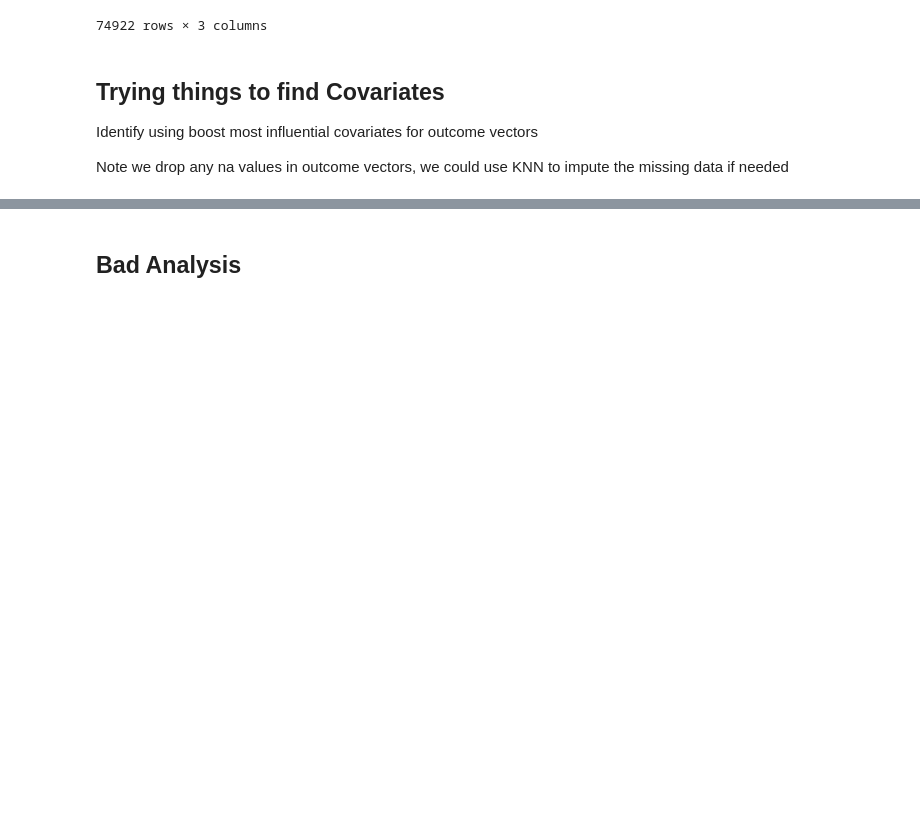
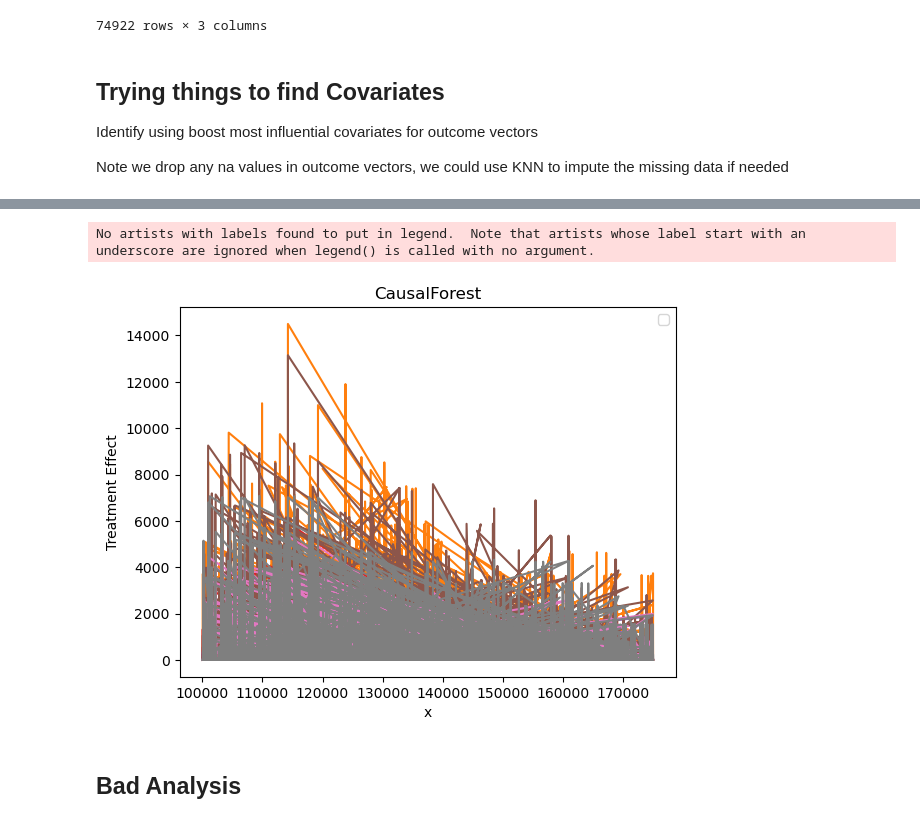
Before and after one commit to Yasmineouattara/ML_for_Econ_Final_Project, a Jupyter notebook: Notebook_Tim.ipynb, the cells around one changed output, grey strips where cells are left out. Drawn from its saved outputs; the diff is of its cells as text; code cells hidden in the pictures; blank space fills up the shorter version.

```diff
--- a/Notebook_Tim.ipynb
+++ b/Notebook_Tim.ipynb
@@ -537,0 +546,8 @@ Index(['rx_any_12m', 'rx_any_12m', 'rx_num_mod_12m', 'doc_any_12m',
+# %%
+importances = main_effects_model3.get_booster().get_score(importance_type='weight')
+
+sorted_importances = sorted(importances.items(), key=lambda x: x[1], reverse=True)
+
+top_features_names = [feature for feature, _ in sorted_importances[:4]]
+
+top_features_names
@@ -537,0 +580,21 @@ Index(['rx_any_12m', 'rx_any_12m', 'rx_num_mod_12m', 'doc_any_12m',
+# %%
+
+# est2 = CausalForestDML(discrete_treatment=True)
+
+# est2.fit(Y, T, X=X, W = X)
+
+# X_test = X
+
+# treatment_effects2 = est2.effect(X_test)
+# te_lower2, te_upper2 = est2.effect_interval(X_test)
+
+
+est2 = CausalForestDML(model_y=Lasso(alpha=lambda_reg),
+                       model_t=LogisticRegression(C=1/(X.shape[0]*lambda_reg)),
+                       n_estimators=200, min_samples_leaf=5,
+                       max_depth=50, max_samples=subsample_ratio/2,
+                       discrete_treatment=True,
+                       random_state=123)
+est2.fit(Y, T, X=X, W=W, cache_values=True)
+treatment_effects2 = est2.effect(X_test)
+te_lower2, te_upper2 = est2.effect_interval(X_test)
@@ -538,2 +691,12 @@ Index(['rx_any_12m', 'rx_any_12m', 'rx_num_mod_12m', 'doc_any_12m',
+# %%
+plt.title("CausalForest")
+plt.plot(X_test.iloc[:,0], treatment_effects2)
+plt.ylabel("Treatment Effect")
+plt.xlabel("x")
+plt.legend()
+plt.show()
+# %% [output]
+No artists with labels found to put in legend.  Note that artists whose label start with an underscore are ignored when legend() is called with no argument.
+[figure, added]
 # %% [markdown]
 ## Bad Analysis
```
Also changed, not shown: parts of 62 cells of this notebook.
